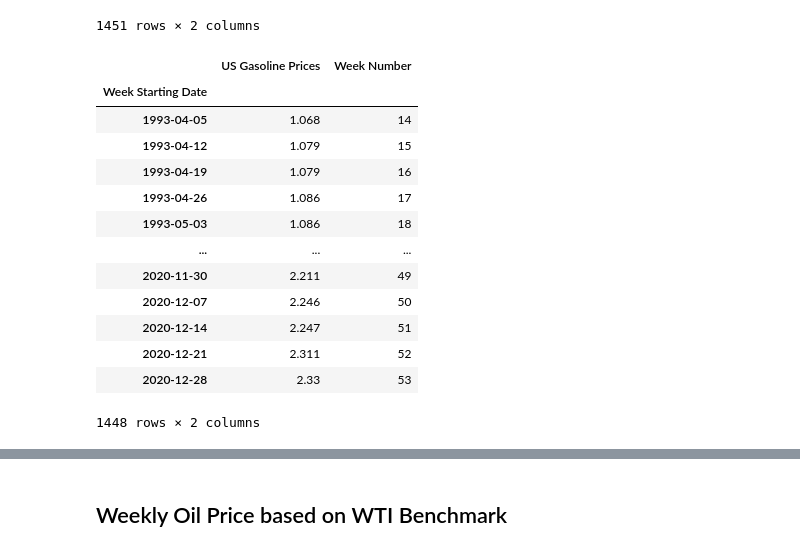
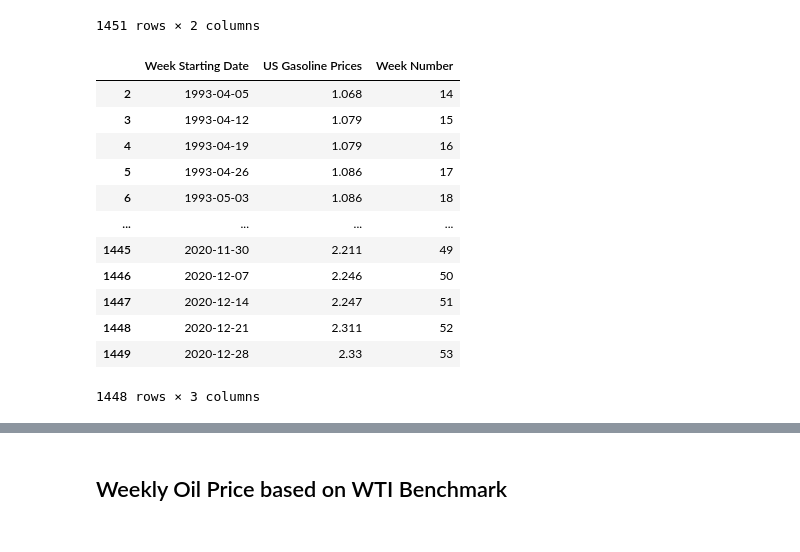
Before and after one commit to leonardz17/ETL_Project, a Jupyter notebook: ETL_Project.ipynb, the cells around one changed output, grey strips where cells are left out. Drawn from its saved outputs; the diff is of its cells as text; code cells hidden in the pictures.

```diff
--- a/ETL_Project.ipynb
+++ b/ETL_Project.ipynb
@@ -92,29 +92,27 @@ gas_prices
 # %%
 # Clean data
 
 gas_prices_rename = gas_prices.rename(columns={"Back to Contents": "Week Starting Date","Data 1: Weekly U.S. All Grades All Formulations Retail Gasoline Prices  (Dollars per Gallon)":"US Gasoline Prices"})
 gas_prices_clean = gas_prices_rename.drop([0,1])
 
 # Convert to datetime
 gas_prices_clean["Week Starting Date"] = pd.to_datetime(gas_prices_clean["Week Starting Date"])
 
 # Add Week number
 gas_prices_clean["Week Number"] = gas_prices_clean["Week Starting Date"].dt.isocalendar().week
 gas_prices_clean = gas_prices_clean.drop(1450)
-gas_prices_clean = gas_prices_clean.set_index("Week Starting Date")
 gas_prices_clean
 # %% [output]
-|  | US Gasoline Prices | Week Number |
-| Week Starting Date |  |  |
-| 1993-04-05 | 1.068 | 14 |
-| 1993-04-12 | 1.079 | 15 |
-| 1993-04-19 | 1.079 | 16 |
-| 1993-04-26 | 1.086 | 17 |
-| 1993-05-03 | 1.086 | 18 |
-| ... | ... | ... |
-| 2020-11-30 | 2.211 | 49 |
-| 2020-12-07 | 2.246 | 50 |
-| 2020-12-14 | 2.247 | 51 |
-| 2020-12-21 | 2.311 | 52 |
-| 2020-12-28 | 2.33 | 53 |
+|  | Week Starting Date | US Gasoline Prices | Week Number |
+| 2 | 1993-04-05 | 1.068 | 14 |
+| 3 | 1993-04-12 | 1.079 | 15 |
+| 4 | 1993-04-19 | 1.079 | 16 |
+| 5 | 1993-04-26 | 1.086 | 17 |
+| 6 | 1993-05-03 | 1.086 | 18 |
+| ... | ... | ... | ... |
+| 1445 | 2020-11-30 | 2.211 | 49 |
+| 1446 | 2020-12-07 | 2.246 | 50 |
+| 1447 | 2020-12-14 | 2.247 | 51 |
+| 1448 | 2020-12-21 | 2.311 | 52 |
+| 1449 | 2020-12-28 | 2.33 | 53 |
-1448 rows × 2 columns
+1448 rows × 3 columns
```
Also changed, not shown: parts of 1 cell of this notebook, 1 other file.
